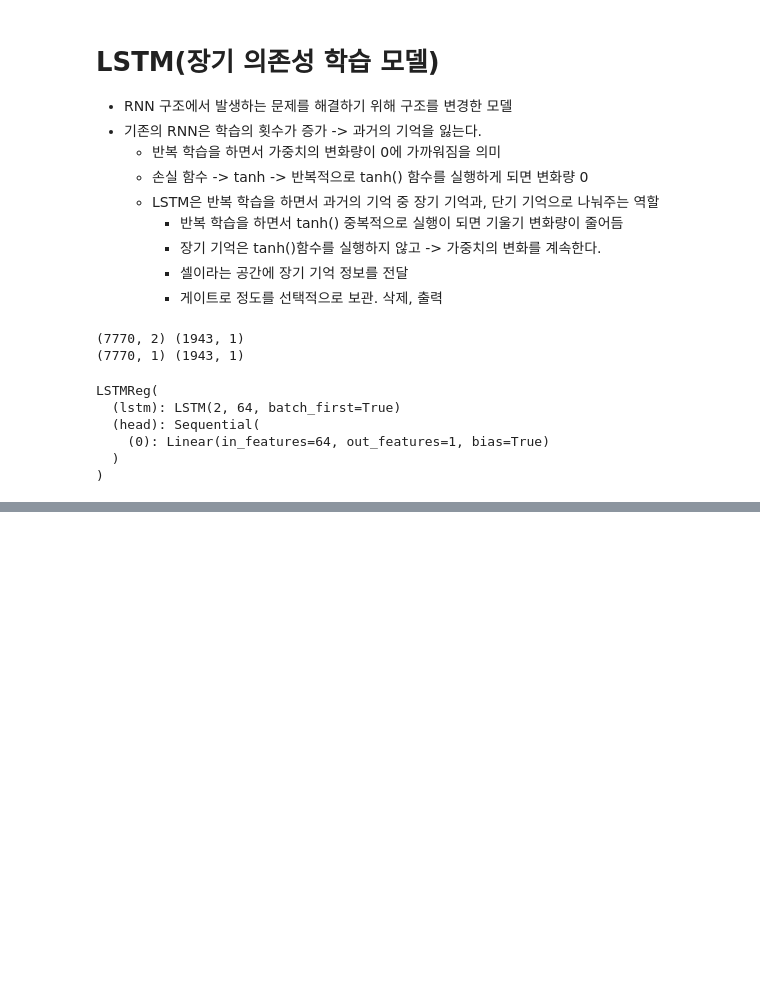
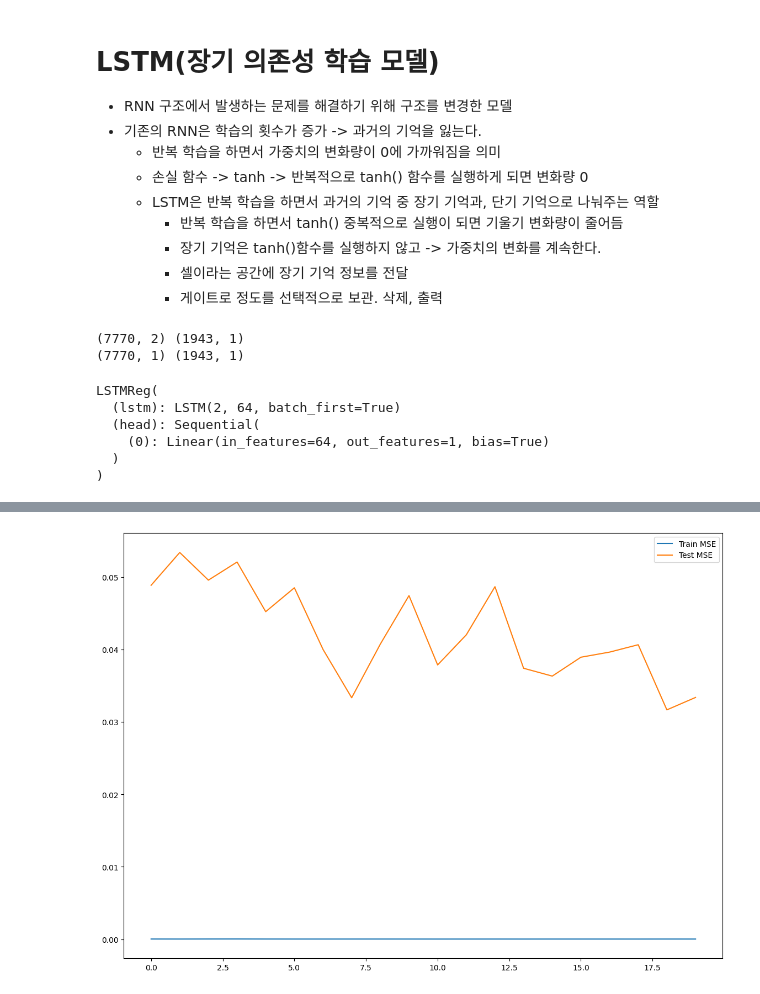
Before and after one commit to JungHyun7/multicam, a Jupyter notebook: 20251016/01_LSTM.ipynb, the cells around one changed output, grey strips where cells are left out. Cells and saved outputs as stored; diff of their text form; code cells hidden in the pictures; blank space fills up the shorter version.

```diff
--- a/20251016/01_LSTM.ipynb
+++ b/20251016/01_LSTM.ipynb
@@ -305,0 +306,12 @@ epoch : 20, train_mse : 0.0, test_mse : 0.0522
+# %%
+# train_mse와 test_mse의 변화량을 그래프 확인
+# 학습 곡선을 확인
+
+plt.figure(figsize=(14, 10))
+plt.plot(train_history, label='Train MSE')
+plt.plot(test_history, label='Test MSE')
+
+plt.legend()
+plt.show()
+# %% [output]
+[figure, added]
```
Also changed, not shown: parts of 3 cells of this notebook.
